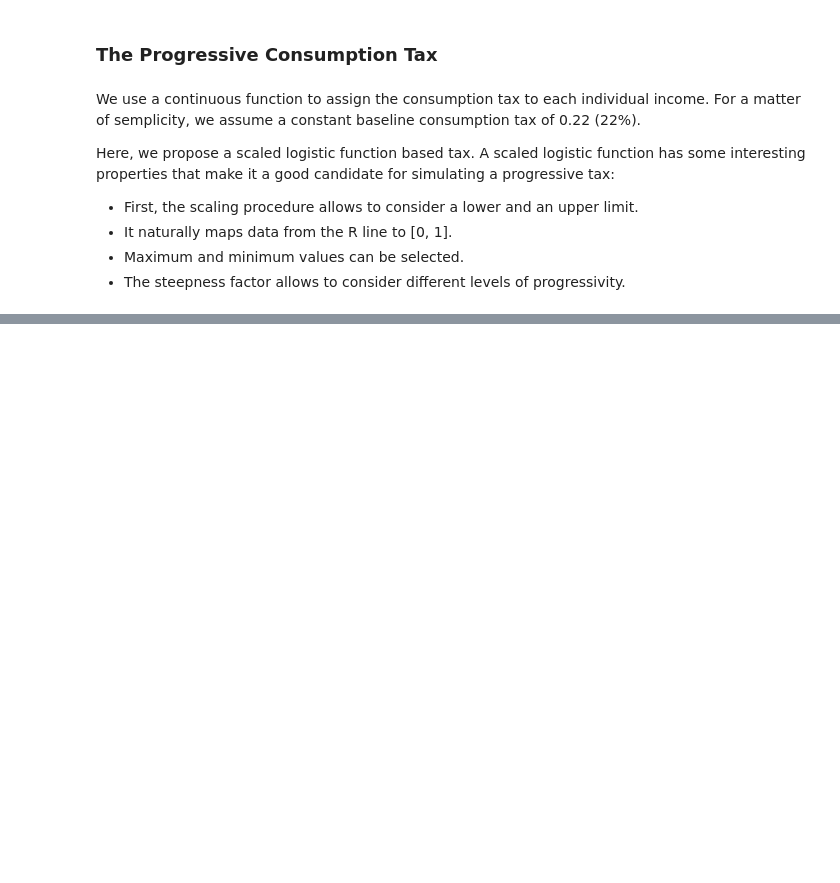
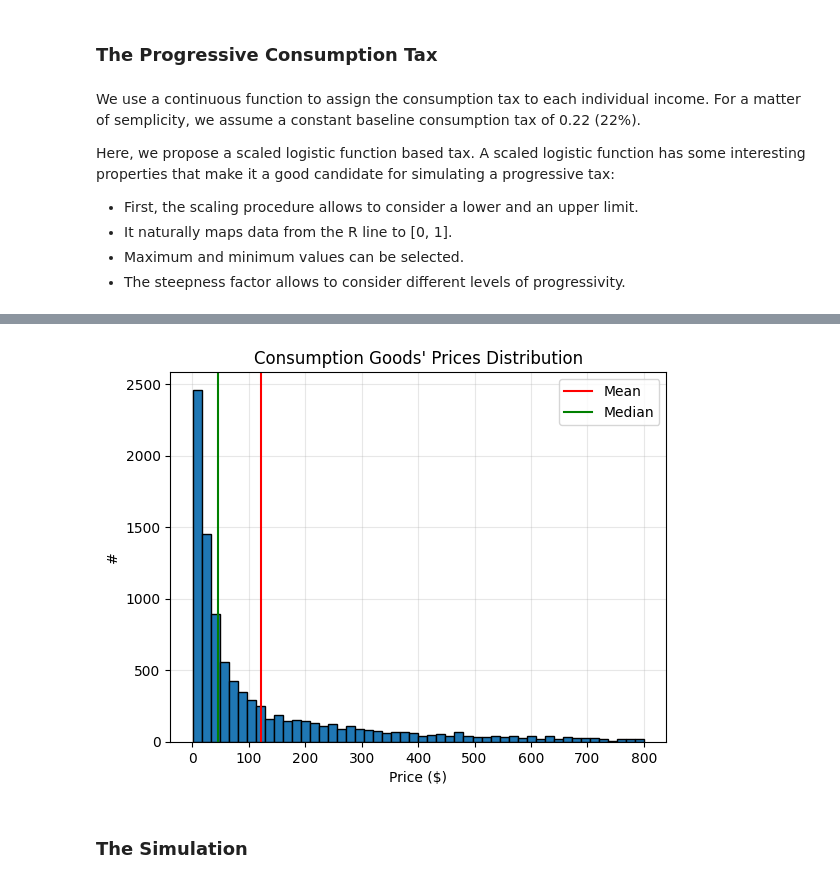
Before and after one commit to Tobia905/cptsim, a Jupyter notebook: notebooks/experiments.ipynb, the cells around one changed output, grey strips where cells are left out. Saved outputs shown, nothing was run; the diff lists cells and outputs as text; code cells hidden in the pictures; blank space fills up the shorter version.

```diff
--- a/notebooks/experiments.ipynb
+++ b/notebooks/experiments.ipynb
@@ -135,0 +139,16 @@ plt.show()
+# %%
+ret2 = pd.read_csv("../data/SampleSuperstore.csv")
+ret2 = ret2[(ret2["Sales"] >= 1) & (ret2["Sales"] <= 800)].reset_index(drop=True)
+# %%
+ret2["Sales"].hist(bins=50, edgecolor="k", grid=False, zorder=2)
+plt.axvline(ret2["Sales"].mean(), c="r", label="Mean")
+plt.axvline(ret2["Sales"].median(), c="g", label="Median")
+plt.xlabel("Price ($)")
+plt.ylabel("#")
+plt.title("Consumption Goods' Prices Distribution")
+plt.legend()
+plt.grid(alpha=.3, zorder=-2)
+# %% [output]
+[figure, added]
+# %% [markdown]
+### The Simulation ###
```
Also changed, not shown: parts of 14 cells of this notebook, 2 other files.
